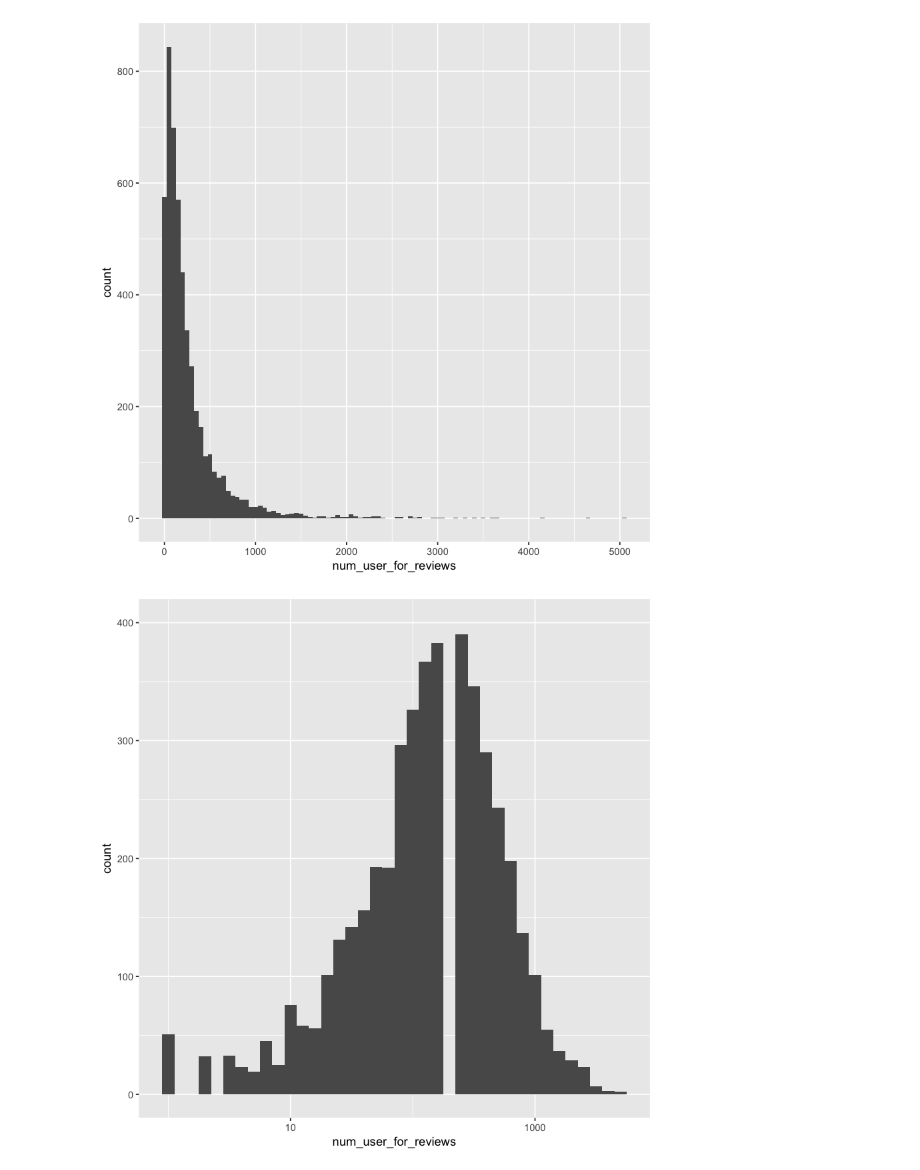
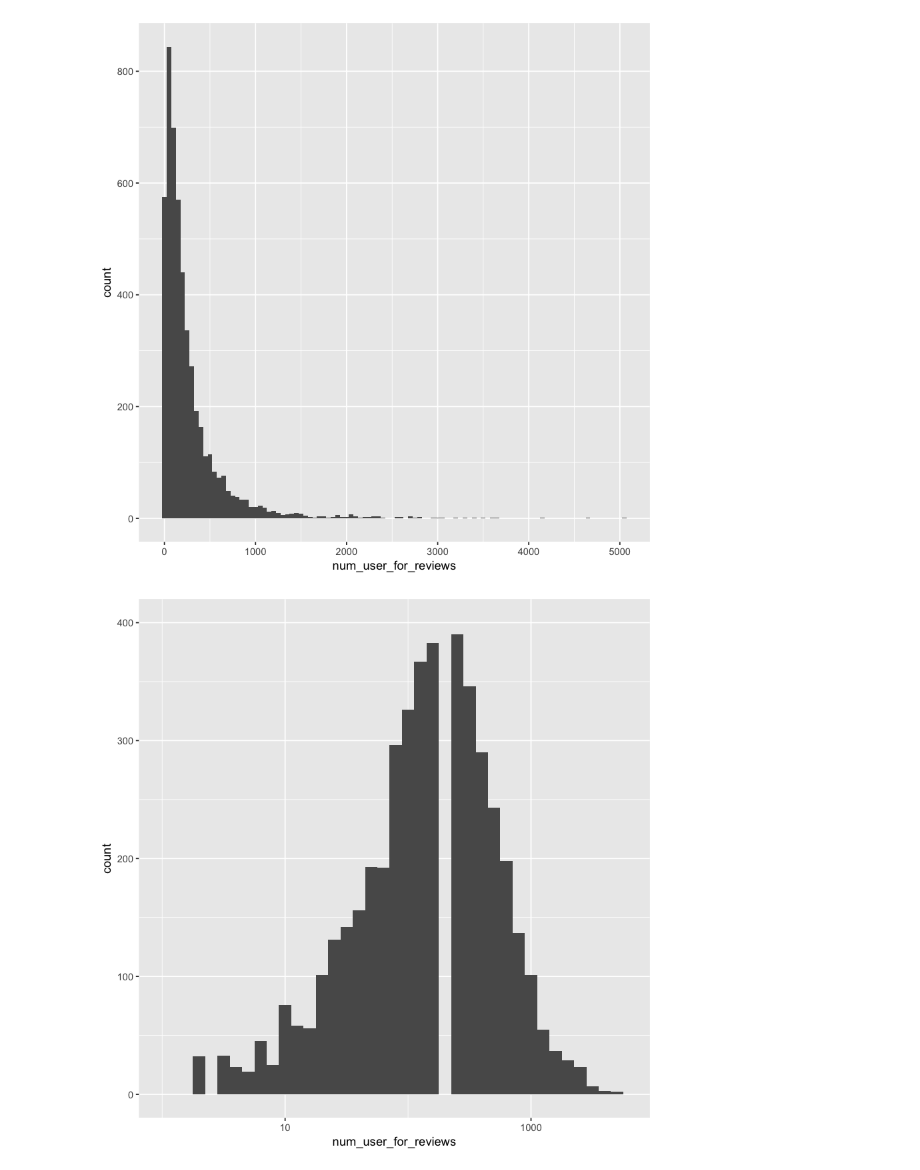
Before and after one commit to hichana/udacity, a Jupyter notebook: P4/PROJECT/movies_eda.ipynb, the cells around one changed output. Cells and saved outputs as stored; diff of their text form; code cells hidden in the pictures.

```diff
--- a/P4/PROJECT/movies_eda.ipynb
+++ b/P4/PROJECT/movies_eda.ipynb
@@ -367,9 +356,9 @@ movies_specs %>%
 # %%
-user_reviews <- movies %>%
+imdb_user_reviews <- movies %>%
     select(num_user_for_reviews) %>%
     filter(num_user_for_reviews > 0) %>%
     mutate(log_num_user_for_reviews = log10(num_user_for_reviews))
-user_reviews
+imdb_user_reviews
 # %% [output]
 | num_user_for_reviews | log_num_user_for_reviews |
 | 3054 | 3.484869 |
@@ -2104,7 +385,7 @@ ggplot(imdb_user_reviews, aes(x = num_user_for_reviews)) +
 # %%
 ggplot(imdb_user_reviews, aes(x = num_user_for_reviews)) +
     geom_histogram(binwidth = .1, na.rm = TRUE) +
-    scale_x_log10() +
+    scale_x_log10(limits = c(1, 6000)) +
     ylim(0, 400)
 # %% [output]
-[figure, old version]
+[figure, new version]
```
Also changed, not shown: parts of 12 cells of this notebook, 3 other files.
